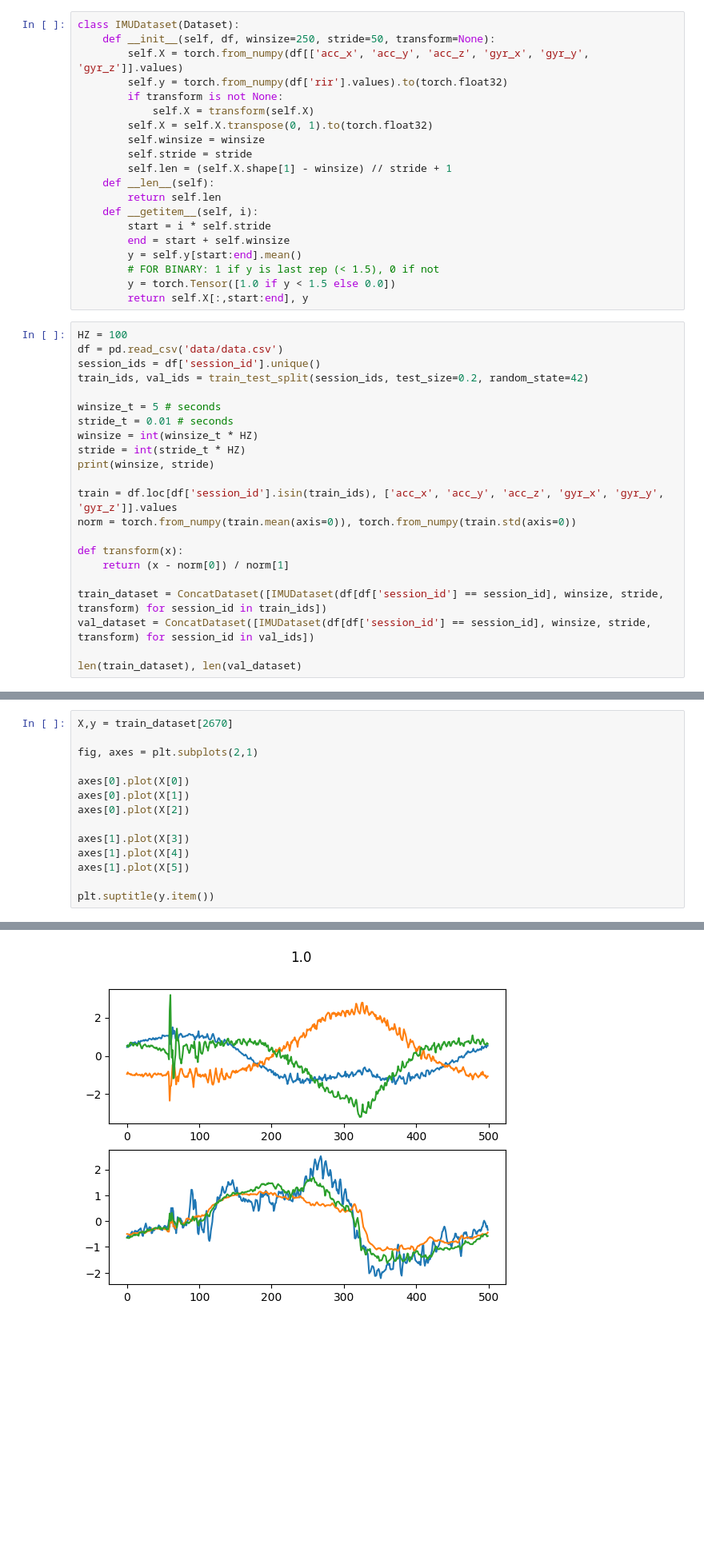
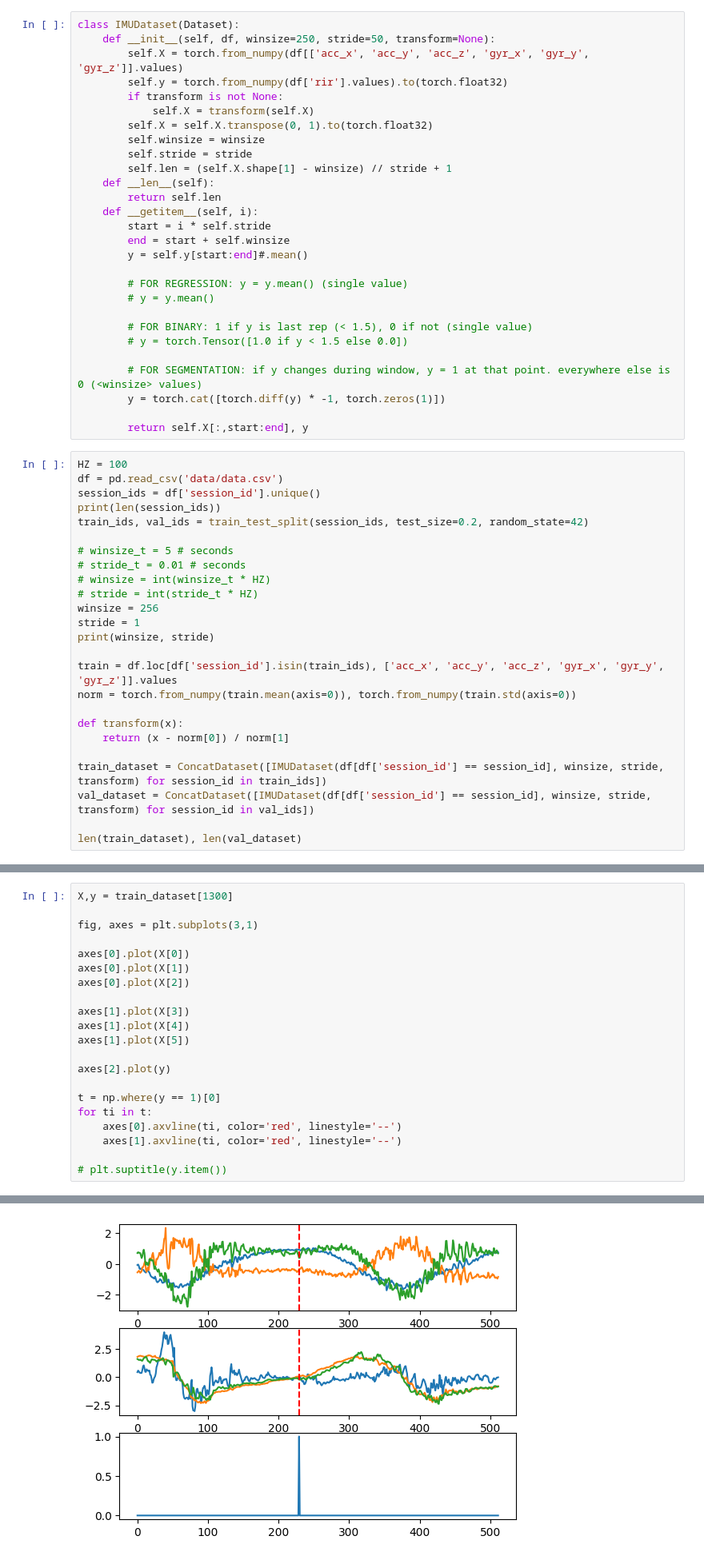
Before and after one commit to Musa-Azeem/AI-hypertrophy-coach, a Jupyter notebook: ml.ipynb, the cells around one changed output, grey strips where cells are left out. Shown at 80% size. Saved outputs shown, nothing was run; the diff lists cells and outputs as text; blank space fills up the shorter version.

```diff
--- a/ml.ipynb
+++ b/ml.ipynb
@@ -25,20 +25,31 @@ class IMUDataset(Dataset):
     def __getitem__(self, i):
         start = i * self.stride
         end = start + self.winsize
-        y = self.y[start:end].mean()
-        # FOR BINARY: 1 if y is last rep (< 1.5), 0 if not
-        y = torch.Tensor([1.0 if y < 1.5 else 0.0])
+        y = self.y[start:end]#.mean()
+
+        # FOR REGRESSION: y = y.mean() (single value)
+        # y = y.mean()
+
+        # FOR BINARY: 1 if y is last rep (< 1.5), 0 if not (single value)
+        # y = torch.Tensor([1.0 if y < 1.5 else 0.0])
+
+        # FOR SEGMENTATION: if y changes during window, y = 1 at that point. everywhere else is 0 (<winsize> values)
+        y = torch.cat([torch.diff(y) * -1, torch.zeros(1)])
+
         return self.X[:,start:end], y
 # %%
 HZ = 100
 df = pd.read_csv('data/data.csv')
 session_ids = df['session_id'].unique()
+print(len(session_ids))
 train_ids, val_ids = train_test_split(session_ids, test_size=0.2, random_state=42)
 
-winsize_t = 5 # seconds
-stride_t = 0.01 # seconds
-winsize = int(winsize_t * HZ)
-stride = int(stride_t * HZ)
+# winsize_t = 5 # seconds
+# stride_t = 0.01 # seconds
+# winsize = int(winsize_t * HZ)
+# stride = int(stride_t * HZ)
+winsize = 256
+stride = 1
 print(winsize, stride)
 
 train = df.loc[df['session_id'].isin(train_ids), ['acc_x', 'acc_y', 'acc_z', 'gyr_x', 'gyr_y', 'gyr_z']].values
@@ -84,7 +96,7 @@ plt.hist(window_labels);
 # %%
-X,y = train_dataset[2670]
+X,y = train_dataset[1300]
 
-fig, axes = plt.subplots(2,1)
+fig, axes = plt.subplots(3,1)
 
 axes[0].plot(X[0])
 axes[0].plot(X[1])
@@ -94,5 +106,12 @@ axes[1].plot(X[3])
 axes[1].plot(X[4])
 axes[1].plot(X[5])
 
-plt.suptitle(y.item())
+axes[2].plot(y)
+
+t = np.where(y == 1)[0]
+for ti in t:
+    axes[0].axvline(ti, color='red', linestyle='--')
+    axes[1].axvline(ti, color='red', linestyle='--')
+
+# plt.suptitle(y.item())
 # %% [output]
@@ -100,4 +118,4 @@ Text(0.5, 0.98, '1.0')
-[figure, old version]
+[figure, new version]
 # %%
 class ConvNet(nn.Module):
     def __init__(self):
```
Also changed, not shown: parts of 12 cells of this notebook, 2 other files.
